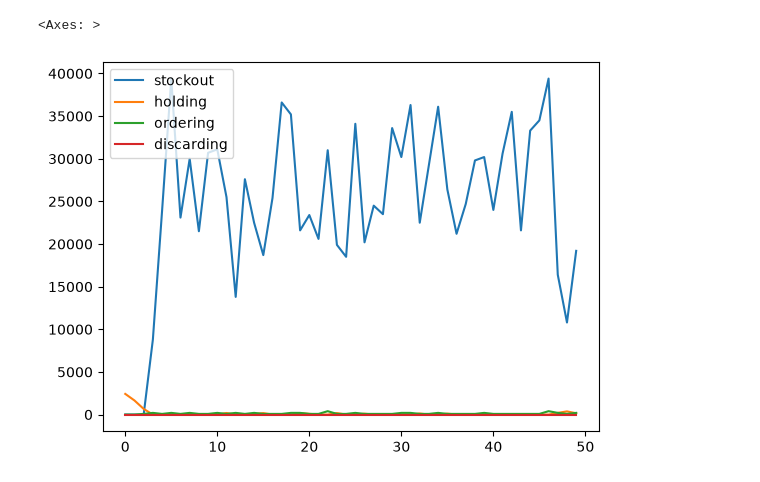
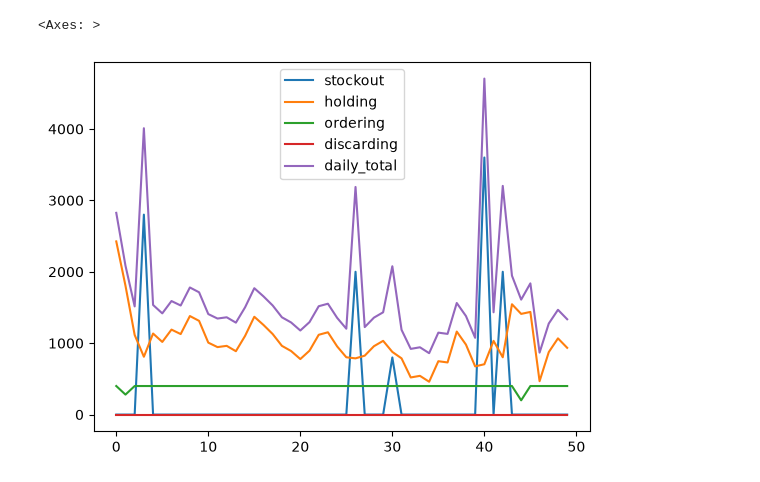
Before and after one commit to sohang3112/iit-madras-web-mtech-ai, a Jupyter notebook: trimester3/DA6002W_Online&ReinforcementLearning/ReinforcementLearning/RL_ProjectCompetition/RL_Student_Package_2026/ppo_training.ipynb, the cells around one changed output. Saved outputs shown, nothing was run; the diff lists cells and outputs as text; code cells hidden in the pictures.

```diff
--- a/trimester3/DA6002W_Online&ReinforcementLearning/ReinforcementLearning/RL_ProjectCompetition/RL_Student_Package_2026/ppo_training.ipynb
+++ b/trimester3/DA6002W_Online&ReinforcementLearning/ReinforcementLearning/RL_ProjectCompetition/RL_Student_Package_2026/ppo_training.ipynb
@@ -113,0 +1,22 @@ Using cpu device
+# %%
+import numpy as np
+import pandas as pd
+import gymnasium as gym
+from functools import partial
+from sklearn.model_selection import ParameterSampler
+from stable_baselines3 import PPO
+from stable_baselines3.common.env_util import make_vec_env
+from stable_baselines3.common.vec_env import DummyVecEnv, SubprocVecEnv, VecMonitor
+from stable_baselines3.common.evaluation import evaluate_policy
+
+from industrial_inventory_env import IndustrialInventoryEnv, generate_student_config
+
+ROLL_NUMBER = "DA25M622"
+student_config = generate_student_config(ROLL_NUMBER)
+
+def make_env_fn(scenario_mode="random", domain_rand=True):
+    return IndustrialInventoryEnv(
+        student_config=student_config,
+        scenario_mode=scenario_mode,
+        domain_randomization=domain_rand,
+    )
@@ -114,8 +172,8 @@ Using cpu device
 # %%
-loaded_model = PPO.load("ppo_industrial_inventory")
+loaded_model = PPO.load("ppo_inventory_best_searched")
 # %%
-# manual eval loop for 1 episode, to get the info dict for each step, to get the costs
 records = []
+env = make_env_fn()
 observation, info = env.reset(seed=101)
 while True:
     action, _ = loaded_model.predict(observation, deterministic=True)  # MultiDiscrete indices directly
@@ -154,5 +212,5 @@ df
 # %%
-df[['stockout', 'holding', 'ordering', 'discarding']].plot()
+df[['stockout', 'holding', 'ordering', 'discarding', 'daily_total']].plot()
 # %% [output]
 <Axes: >
-[figure, old version]
+[figure, new version]
```
Also changed, not shown: parts of 11 cells of this notebook, 5 other files.
